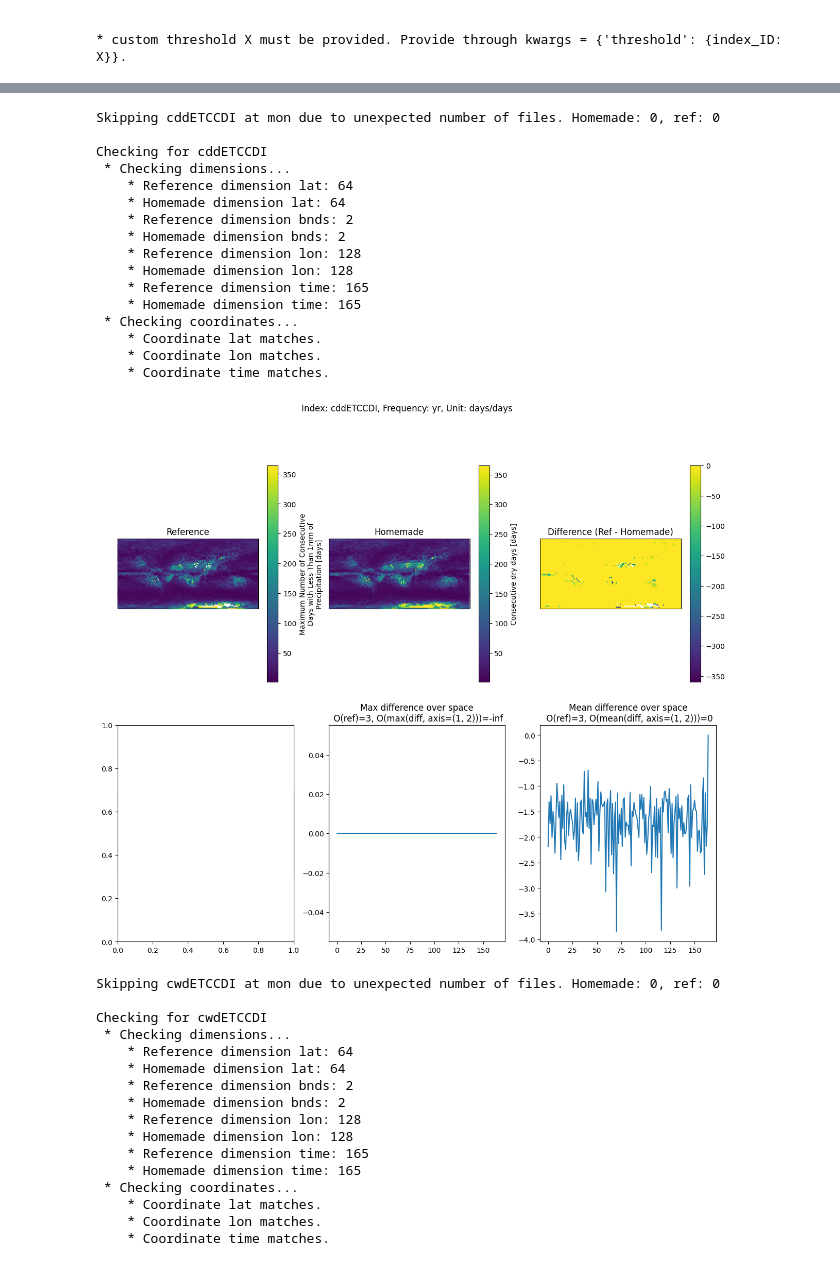
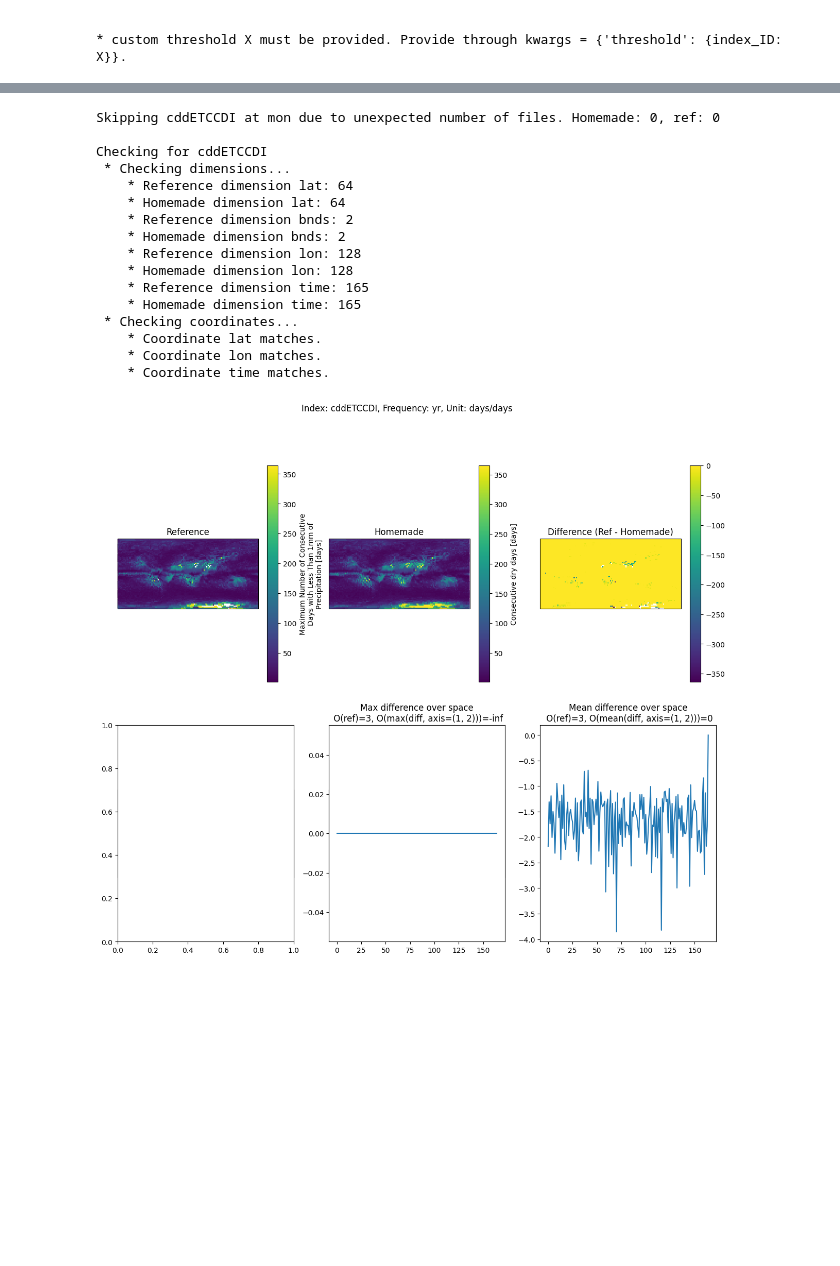
Before and after one commit to Johannesfjeldsaa/pyClimExtremes, a Jupyter notebook: dev/compare_canesm_homemade.ipynb, the cells around one changed output, grey strips where cells are left out. Cells and saved outputs as stored; diff of their text form; code cells hidden in the pictures; blank space fills up the shorter version.

```diff
--- a/dev/compare_canesm_homemade.ipynb
+++ b/dev/compare_canesm_homemade.ipynb
@@ -179,9 +197,9 @@ new_files, skipped_files = compute_indices(
     compute_backend='python',
     output_dir=savepath,
     output_file_template="cmip6",
-    tasmax=Path('/nird/datalake/NS9560K/johannef/test_ETCCDI_calc/raw_input/tasmax_day_CanESM5_historical_r1i1p1f1_gn_18500101-20141231.nc'),
-    tasmin=Path('/nird/datalake/NS9560K/johannef/test_ETCCDI_calc/raw_input/tasmin_day_CanESM5_historical_r1i1p1f1_gn_18500101-20141231.nc'),
-    tas=Path('/nird/datalake/NS9560K/johannef/test_ETCCDI_calc/raw_input/tas_day_CanESM5_historical_r1i1p1f1_gn_18500101-20141231.nc'),
+    tasmax=Path(raw_data_path / 'tasmax_day_CanESM5_historical_r1i1p1f1_gn_18500101-20141231.nc'),
+    tasmin=Path(raw_data_path / 'tasmin_day_CanESM5_historical_r1i1p1f1_gn_18500101-20141231.nc'),
+    tas=Path(raw_data_path / 'tas_day_CanESM5_historical_r1i1p1f1_gn_18500101-20141231.nc'),
     pr=None,
     overwrite=True,
     **kwargs
@@ -416,17 +434,21 @@ kwargs = {
     'threshold': {
         'rxndayETCCDI': 2,  # max 48 hour precip (n_days)
         'rnnmmETCCDI': 30,  # 30 mm precip
-    }}
+    },
+    'spells_can_span_groups': {
+        'cddETCCDI': False,  # Allow CDD spells to span group boundaries (e.g., years)
+    }
+}
 new_files, skipped_files = compute_indices(
-    indices=['cddETCCDI', 'cwdETCCDI'],
-    compute_fq=['yr', 'mon'],
+    indices=['cddETCCDI', 'r1mmETCCDI'],
+    compute_fq=['yr'],
     compute_backend='python',
     output_dir=savepath,
     output_file_template="cmip6",
     tasmax=None,
     tasmin=None,
     tas=None,
-    pr=Path('/nird/datalake/NS9560K/johannef/test_ETCCDI_calc/raw_input/pr_day_CanESM5_historical_r1i1p1f1_gn_18500101-20141231.nc'),
+    pr=Path(raw_data_path / 'pr_day_CanESM5_historical_r1i1p1f1_gn_18500101-20141231.nc'),
     overwrite=True,
     **kwargs
 )
@@ -438,6 +473,6 @@ new_files, skipped_files = compute_indices(
 # %%
 compute_fqs = ['mon', 'yr']
-for index_id in ['cddETCCDI', 'cwdETCCDI']:
+for index_id in ['cddETCCDI']:
     for compute_fq in compute_fqs:
         index_files_homemade =  [file for file in new_files if all(substring in file.name for substring in [index_id, compute_fq,'historical'])]
         index_files_ref = list(refdir_path.glob(f'{index_id}_{compute_fq}_*historical*.nc'))
@@ -489,8 +524,10 @@ for index_id in ['cddETCCDI', 'cwdETCCDI']:
         ref_ds[index_id].isel(time=0).plot(ax=axs[0,0])
         diff = ref_ds[index_id].values - homemade_ds[index_id].values
         diff_da = xr.DataArray(diff, coords=ref_ds[index_id].coords, dims=ref_ds[index_id].dims)
-        diff_da.isel(time=0).plot(ax=axs[0,2])
-
+        diff_da.isel(time=1).plot(ax=axs[0,2])
+        with open(index_id + '_' + compute_fq + '_diff.txt', 'w') as f:
+            for row in diff_da.isel(time=0).values:
+                f.write(' '.join(f"{val:.2f}" for val in row) + '\n')
         nanmean_diff = np.nanmean(diff, axis=(1, 2))
         axs[1, 2].plot(nanmean_diff)
         # find the difference in order of magnitude between diff and ref_ds[index_id]
@@ -503,47 +540,31 @@ for index_id in ['cddETCCDI', 'cwdETCCDI']:
         axs[1, 1].plot(nanmax_diff)
         # find the difference in order of magnitude between diff and ref_ds[index_id]
         order_of_magnitude_ref = np.floor(np.log10(np.nanmax(np.abs(ref_ds[index_id].values))))
         order_of_magnitude_nanmaxdiff = np.floor(np.log10(np.nanmax(np.abs(nanmax_diff))))
         magnitude_diff = order_of_magnitude_ref - order_of_magnitude_nanmaxdiff
         axs[1, 1].set_title(f'Max difference over space\n O(ref)={order_of_magnitude_ref:.0f}, O(max(diff, axis=(1, 2)))={order_of_magnitude_nanmaxdiff:.0f}')
 
         fig.suptitle(f'Index: {index_id}, Frequency: {compute_fq}, Unit: {ref_ds[index_id].units}/{homemade_ds[index_id].units}')
         axs[0, 0].set_title('Reference')
         axs[0, 1].set_title('Homemade')
         axs[0, 2].set_title('Difference (Ref - Homemade)')
         plt.show()
         print("")
 # %% [output]
 Skipping cddETCCDI at mon due to unexpected number of files. Homemade: 0, ref: 0
 
 Checking for cddETCCDI
  * Checking dimensions...
     * Reference dimension lat: 64
     * Homemade dimension lat: 64
     * Reference dimension bnds: 2
     * Homemade dimension bnds: 2
     * Reference dimension lon: 128
     * Homemade dimension lon: 128
     * Reference dimension time: 165
     * Homemade dimension time: 165
  * Checking coordinates...
     * Coordinate lat matches.
     * Coordinate lon matches.
     * Coordinate time matches.
-[figure, old version]
+[figure, new version]
-Skipping cwdETCCDI at mon due to unexpected number of files. Homemade: 0, ref: 0
-
-Checking for cwdETCCDI
- * Checking dimensions...
-    * Reference dimension lat: 64
-    * Homemade dimension lat: 64
-    * Reference dimension bnds: 2
-    * Homemade dimension bnds: 2
-    * Reference dimension lon: 128
-    * Homemade dimension lon: 128
-    * Reference dimension time: 165
-    * Homemade dimension time: 165
- * Checking coordinates...
-    * Coordinate lat matches.
-    * Coordinate lon matches.
-    * Coordinate time matches.
```
Also changed, not shown: parts of 4 cells of this notebook, 3 other files.
